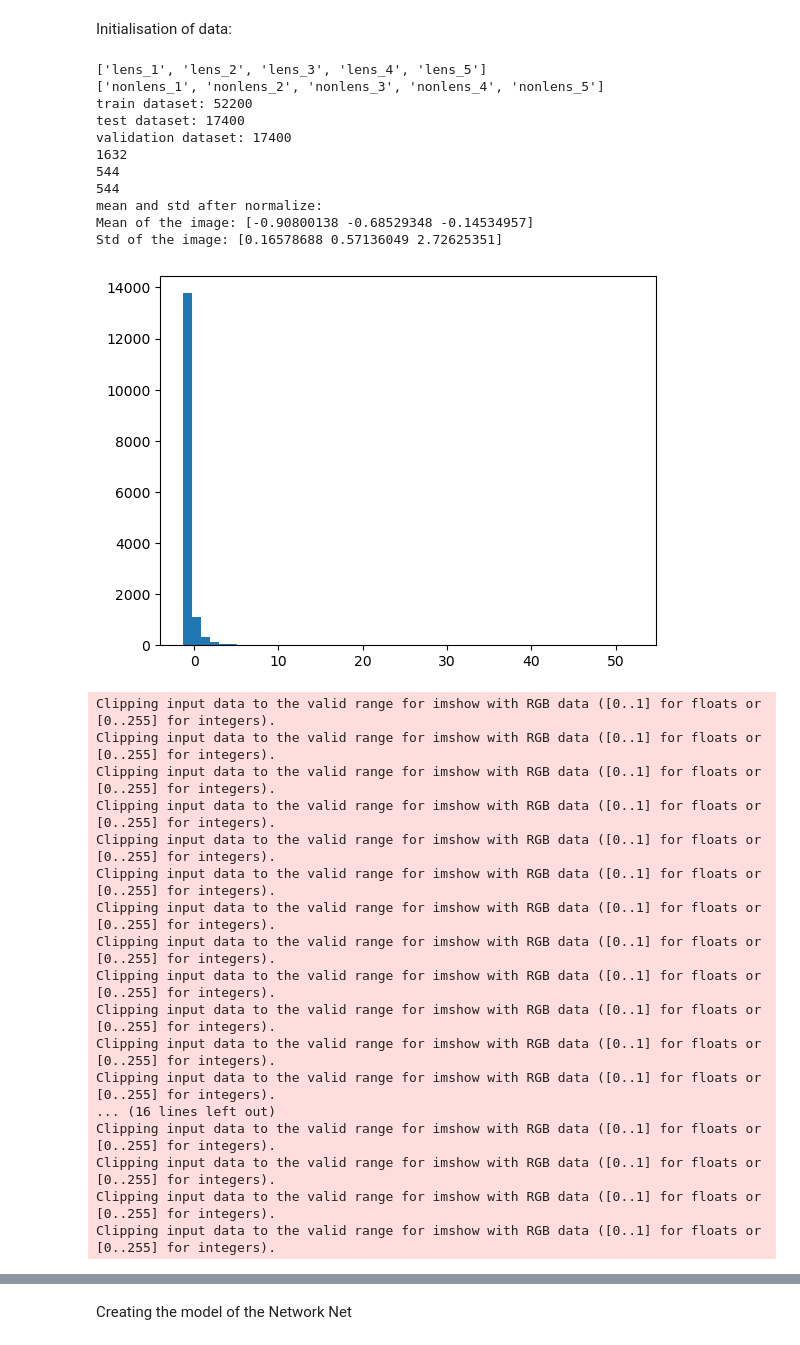
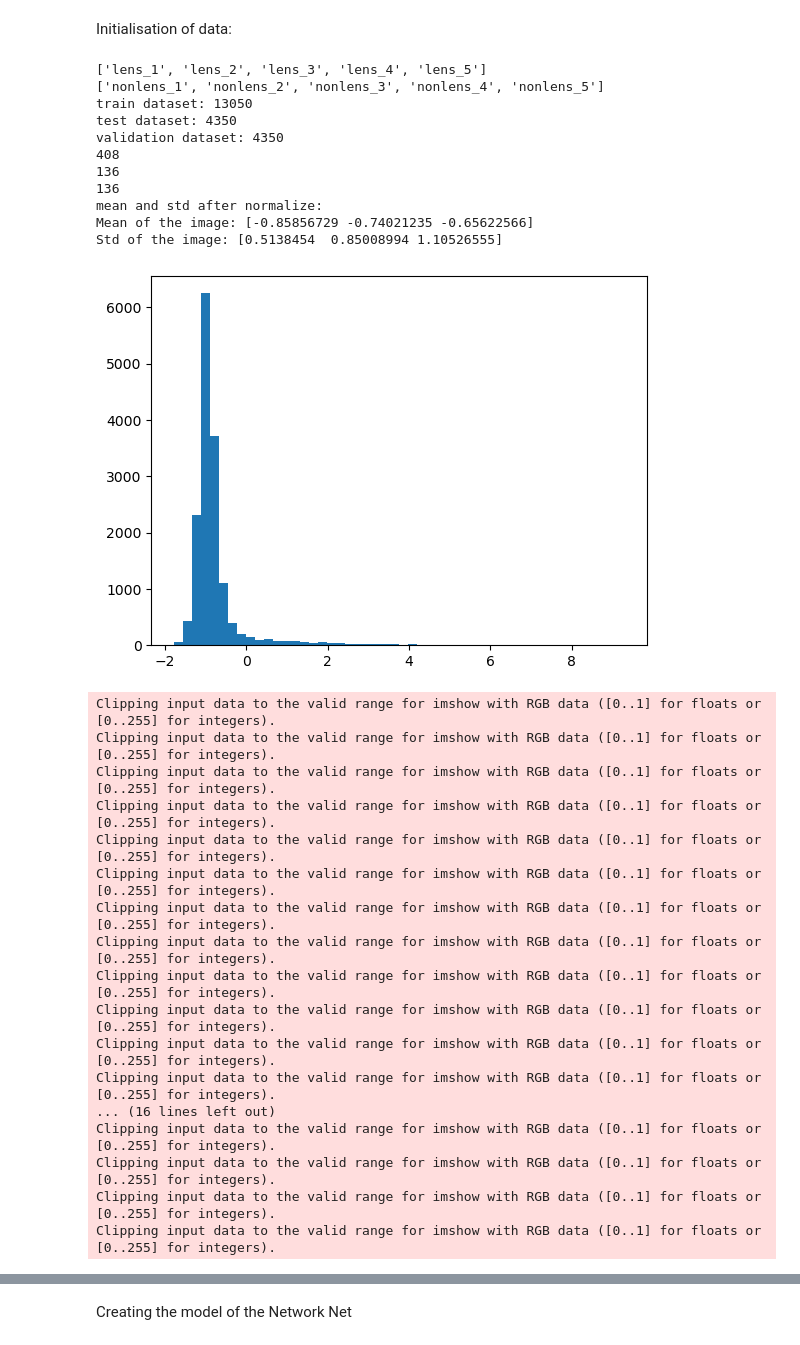
Before and after one commit to sonya-collab/grav-lensing, a Jupyter notebook: concoction_of_code.ipynb, the cells around one changed output, grey strips where cells are left out. Cells and saved outputs as stored; diff of their text form; code cells hidden in the pictures.

```diff
--- a/concoction_of_code.ipynb
+++ b/concoction_of_code.ipynb
@@ -87,8 +87,8 @@ arr=[image_dataset, image_dataset_non]
 total =torch.torch.utils.data.ConcatDataset(arr)
 
 #splitting the images:
-train_dataset, test_dataset, validation_dataset = torch.utils.data.random_split(total, [int(0.6*len(total)), int(0.2*len(total)), int(0.2*len(total))])
-
+train_dataset, test_dataset, validation_dataset, rest = torch.utils.data.random_split(total, [int(0.15*len(total)), int(0.05*len(total)), int(0.05*len(total)), int(0.75*len(total))])
+# 0.6 0.2 0.2
 
 print('train dataset:', len(train_dataset))
 print('test dataset:', len(test_dataset))
@@ -114,42 +114,42 @@ target=next(iter(trainloader))
 
 #show images
 fig=plt.figure()
 
 #sanity check with image -> definetely more normalized, but completely? ~~~
 #imageRGB_reshape = np.einsum('ikj->ijk',target[0][0])
 img_np = np.array(target[0][0])
 mean, std = np.mean(img_np, axis=(0, 1)), np.std(img_np, axis=(0, 1))
 print("mean and std after normalize:")
 print("Mean of the image:", mean)
 print("Std of the image:", std)
 plt.hist(img_np.ravel(), bins=50)
 plt.show()
 
 _, axs= plt.subplots(32,4, figsize=(4, 40), dpi=200) #figsize=(12, 12)
 axs = axs.flatten()
 for img, ax, labels in zip(target[0], axs, target[1]):
     ax.imshow(img)
     ax.set_title(labels)
     ax.axis('off')
 #for j in range(128):
 #    axarr[j].imshow(target[0][j])
 #print('  '.join(target[1][j] for j in range(128)))
 
 #if __name__=='__main__':
 #    main()
 # %% [output]
 ['lens_1', 'lens_2', 'lens_3', 'lens_4', 'lens_5']
 ['nonlens_1', 'nonlens_2', 'nonlens_3', 'nonlens_4', 'nonlens_5']
-train dataset: 52200
-test dataset: 17400
-validation dataset: 17400
-1632
-544
-544
+train dataset: 13050
+test dataset: 4350
+validation dataset: 4350
+408
+136
+136
 mean and std after normalize:
-Mean of the image: [-0.90800138 -0.68529348 -0.14534957]
-Std of the image: [0.16578688 0.57136049 2.72625351]
+Mean of the image: [-0.85856729 -0.74021235 -0.65622566]
+Std of the image: [0.5138454  0.85008994 1.10526555]
-[figure, old version]
+[figure, new version]
 Clipping input data to the valid range for imshow with RGB data ([0..1] for floats or [0..255] for integers).
 Clipping input data to the valid range for imshow with RGB data ([0..1] for floats or [0..255] for integers).
 Clipping input data to the valid range for imshow with RGB data ([0..1] for floats or [0..255] for integers).
```
Also changed, not shown: parts of 5 cells of this notebook.
